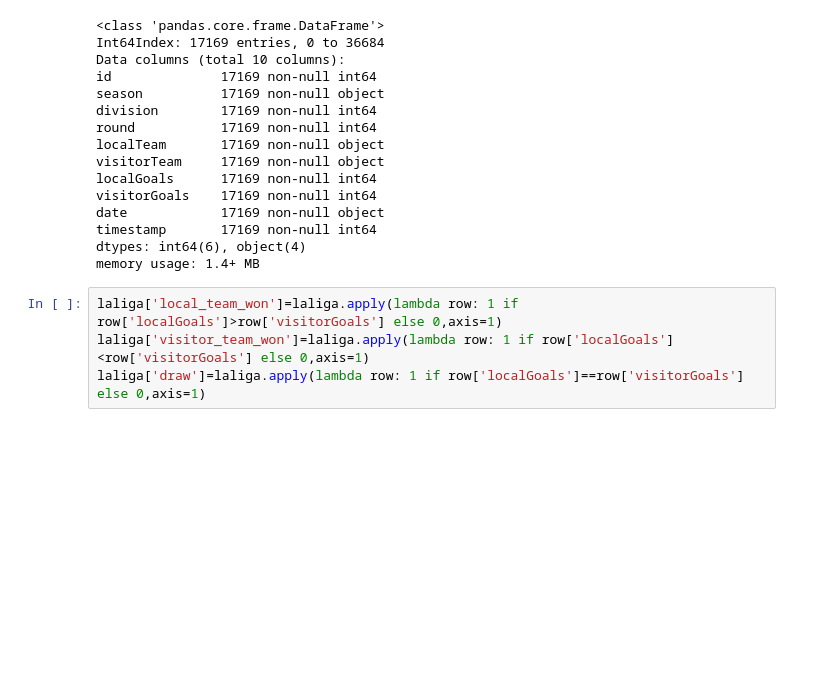
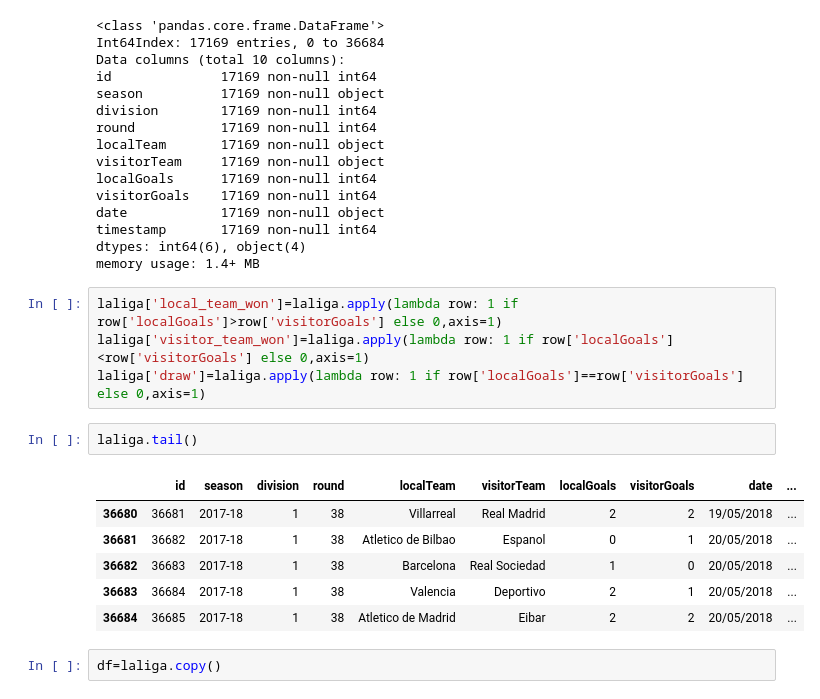
Before and after one commit to uttsap/La-Liga-Analysis, a Jupyter notebook: La Liga.ipynb, the cells around one changed output. Drawn from its saved outputs; the diff is of its cells as text; blank space fills up the shorter version.

```diff
--- a/La Liga.ipynb
+++ b/La Liga.ipynb
@@ -39,3 +39,14 @@ memory usage: 1.4+ MB
 laliga['local_team_won']=laliga.apply(lambda row: 1 if row['localGoals']>row['visitorGoals'] else 0,axis=1)
 laliga['visitor_team_won']=laliga.apply(lambda row: 1 if row['localGoals']<row['visitorGoals'] else 0,axis=1)
 laliga['draw']=laliga.apply(lambda row: 1 if row['localGoals']==row['visitorGoals'] else 0,axis=1)
+# %%
+laliga.tail()
+# %% [output]
+|  | id | season | division | round | localTeam | visitorTeam | localGoals | visitorGoals | date | ... |
+| 36680 | 36681 | 2017-18 | 1 | 38 | Villarreal | Real Madrid | 2 | 2 | 19/05/2018 | ... |
+| 36681 | 36682 | 2017-18 | 1 | 38 | Atletico de Bilbao | Espanol | 0 | 1 | 20/05/2018 | ... |
+| 36682 | 36683 | 2017-18 | 1 | 38 | Barcelona | Real Sociedad | 1 | 0 | 20/05/2018 | ... |
+| 36683 | 36684 | 2017-18 | 1 | 38 | Valencia | Deportivo | 2 | 1 | 20/05/2018 | ... |
+| 36684 | 36685 | 2017-18 | 1 | 38 | Atletico de Madrid | Eibar | 2 | 2 | 20/05/2018 | ... |
+# %%
+df=laliga.copy()
```
Also changed, not shown: parts of 10 cells of this notebook.
